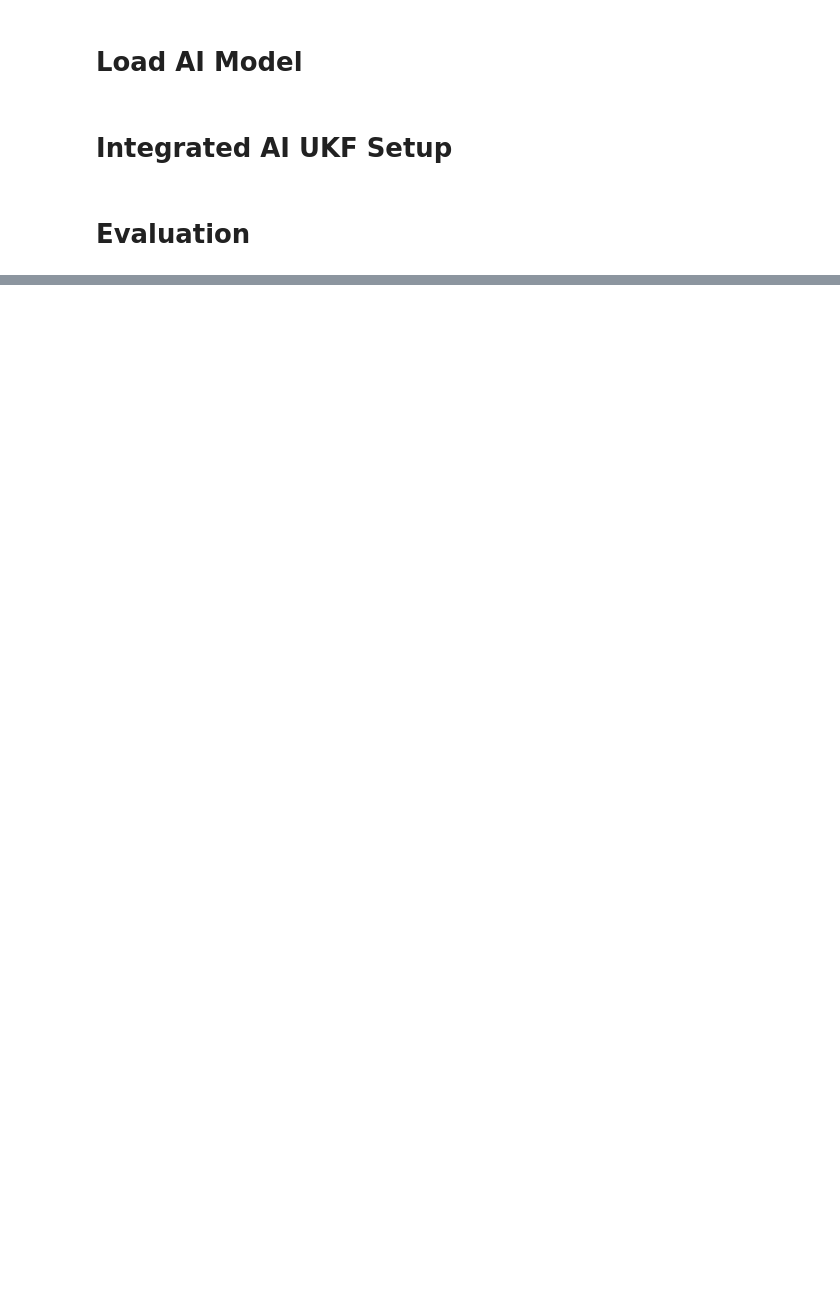
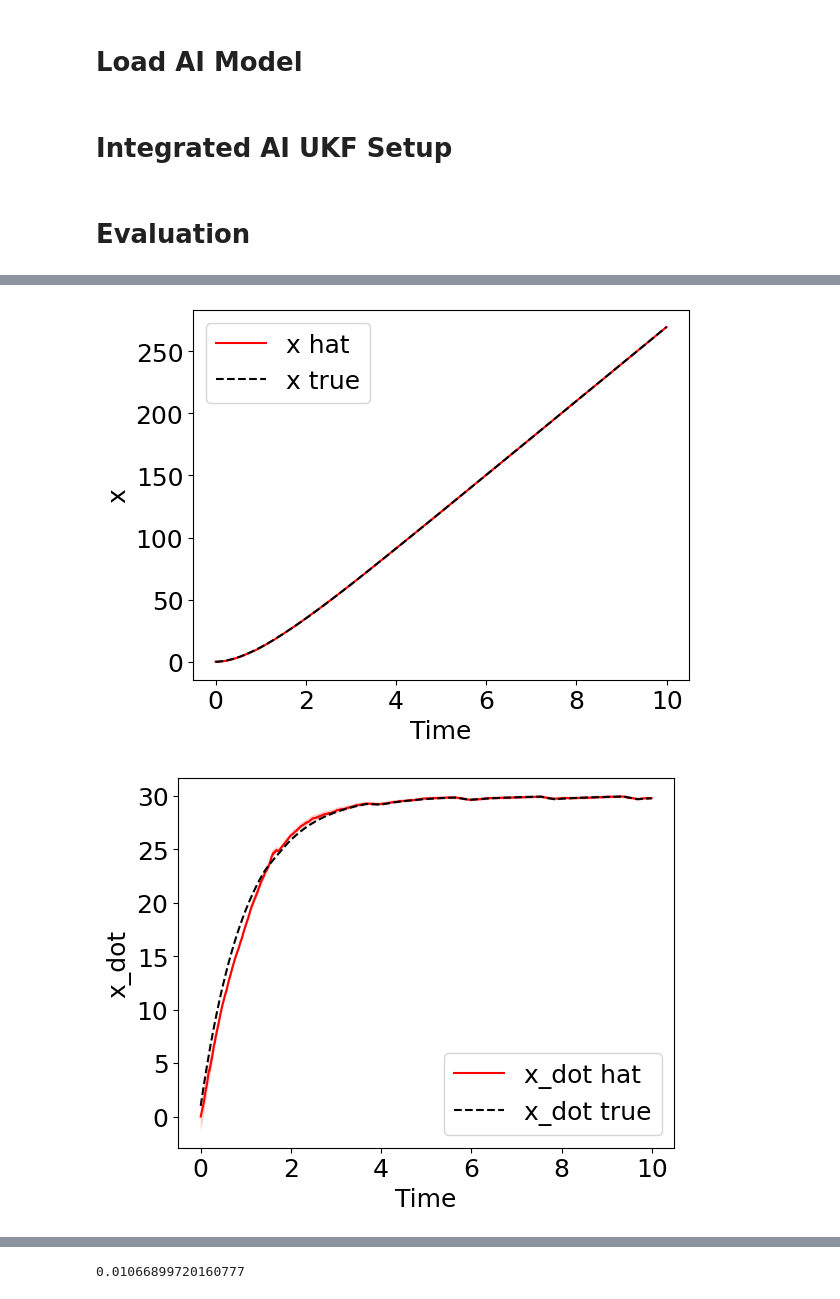
Before and after one commit to tylerjohnbecker/Nonlinear_and_Data_Driven_Estimation, a Jupyter notebook: BouncingBallAIUKF.ipynb, the cells around one changed output, grey strips where cells are left out. Drawn from its saved outputs; the diff is of its cells as text; code cells hidden in the pictures; blank space fills up the shorter version.

```diff
--- a/BouncingBallAIUKF.ipynb
+++ b/BouncingBallAIUKF.ipynb
@@ -92,0 +599,4 @@ class AI_Integrated_UKF:
+# %%
+UKF = unscented_kalman_filter.UKF(f_combined, h_xyt, x0, u0, P0, Q, R,
+                                 dynamics_type='continuous', discretization_timestep=delta_t,
+                                 alpha=.1)
@@ -92,0 +605,34 @@ class AI_Integrated_UKF:
+# %%
+# State estimate
+x_est = pd.DataFrame(np.vstack(UKF.history['X']), columns=['x', 'x_dot', 'z', 'z_dot', 'theta', 'theta_dot', 'm', 'e', 'mu'])
+# %%
+# Covariance diagonals
+P_diags = np.vstack([np.diag(UKF.history['P'][i]) for i in range(len(UKF.history['P']))])
+P_diags = pd.DataFrame(P_diags, columns=['x', 'x_dot', 'z', 'z_dot', 'theta', 'theta_dot', 'm', 'e', 'mu'])
+# %%
+def plot_state(state, x_sim, x_est):
+  fig = plt.figure()
+  ax = fig.add_subplot(111)
+
+  plot_tme(tsim, x_sim[state], None, x_est[state], label_var=state, ax=ax)
+
+  plus3sigma = x_est[state] + 3*np.sqrt(P_diags[state])
+  minus3sigma = x_est[state] - 3*np.sqrt(P_diags[state])
+
+  ax.fill_between(tsim, plus3sigma, minus3sigma, facecolor='red', edgecolor='none', alpha=0.2)
+# %%
+# linear components
+plot_state('x', x_sim_df, x_est)
+plot_state('x_dot', x_sim_df, x_est)
+plot_state('z', x_sim_df, x_est)
+plot_state('z_dot', x_sim_df, x_est)
+plot_state('theta', x_sim_df, x_est)
+plot_state('theta_dot', x_sim_df, x_est)
+
+# nonlinear components
+plot_state('m', x_sim_df, x_est)
+plot_state('e', x_sim_df, x_est)
+plot_state('mu', x_sim_df, x_est)
+# %% [output]
+[figure, added]
+[figure, added]
@@ -92,0 +649,4 @@ class AI_Integrated_UKF:
+# %%
+compute_mean_error(x_sim_df, x_est, 'theta_dot')
+# %% [output]
+0.01066899720160777
```
Also changed, not shown: parts of 39 cells of this notebook.
